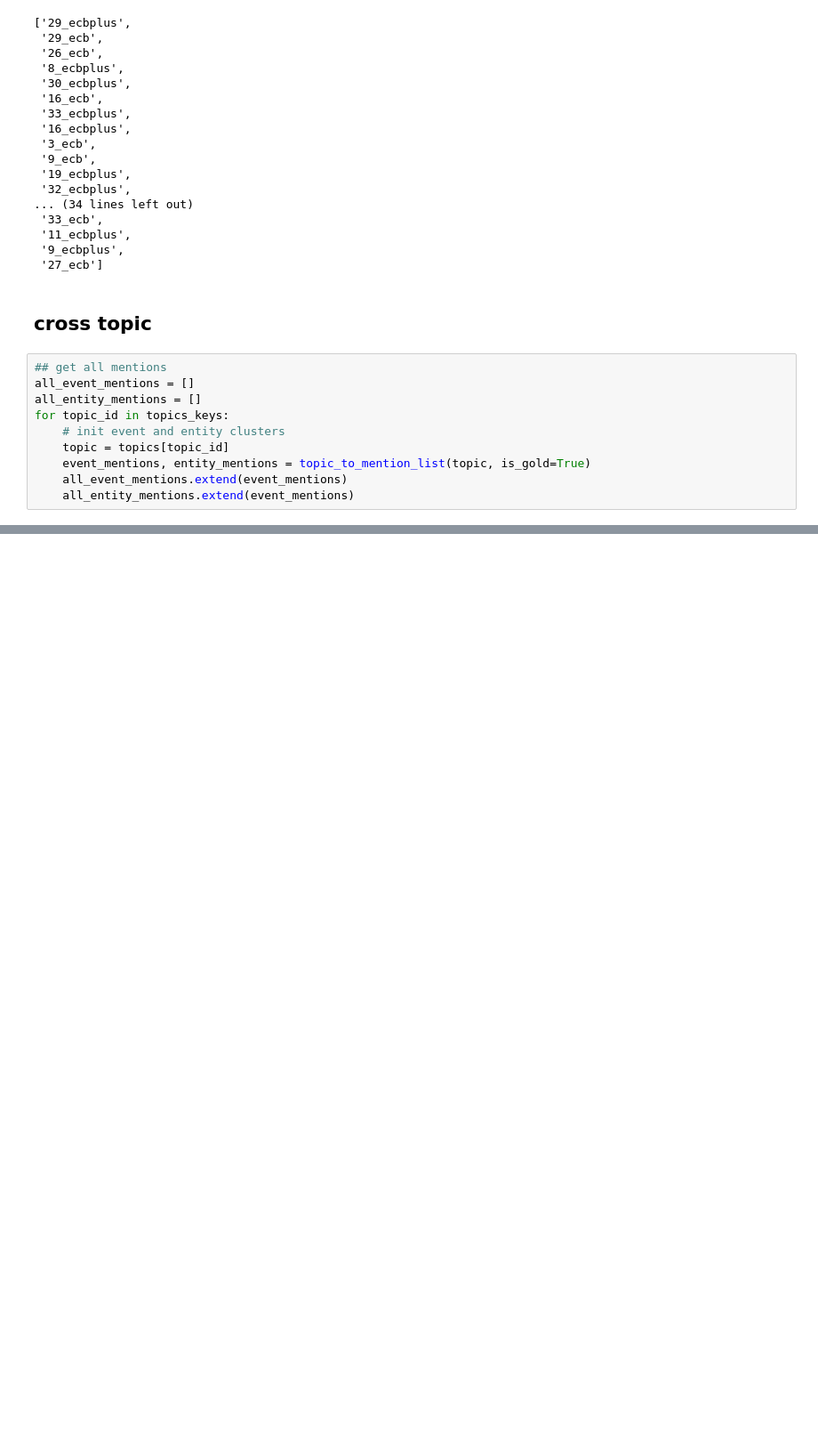
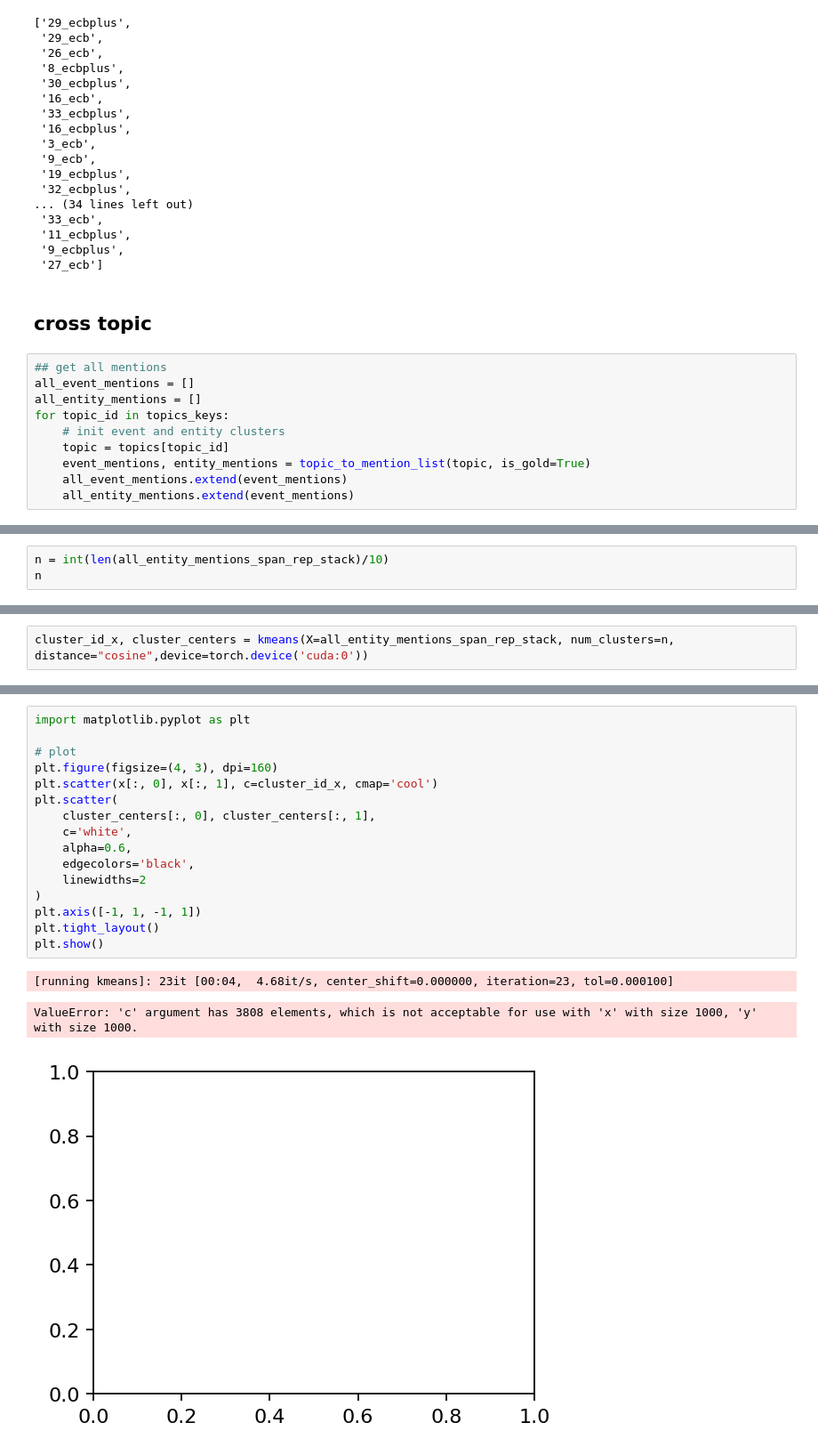
Before and after one commit to ningkko/joint_coref, a Jupyter notebook: Untitled.ipynb, the cells around one changed output, grey strips where cells are left out. Shown at 89% size. Saved outputs shown, nothing was run; the diff lists cells and outputs as text; blank space fills up the shorter version.

Commit message:
kmeans-checkpoint

```diff
--- a/Untitled.ipynb
+++ b/Untitled.ipynb
@@ -658,0 +585,3 @@ Topic 3_ecb:
+# %%
+n = int(len(all_entity_mentions_span_rep_stack)/10)
+n
@@ -658,0 +590,2 @@ Topic 3_ecb:
+# %%
+cluster_id_x, cluster_centers = kmeans(X=all_entity_mentions_span_rep_stack, num_clusters=n, distance="cosine",device=torch.device('cuda:0'))
@@ -658,0 +611,20 @@ Topic 3_ecb:
+# %%
+import matplotlib.pyplot as plt
+
+# plot
+plt.figure(figsize=(4, 3), dpi=160)
+plt.scatter(x[:, 0], x[:, 1], c=cluster_id_x, cmap='cool')
+plt.scatter(
+    cluster_centers[:, 0], cluster_centers[:, 1],
+    c='white',
+    alpha=0.6,
+    edgecolors='black',
+    linewidths=2
+)
+plt.axis([-1, 1, -1, 1])
+plt.tight_layout()
+plt.show()
+# %% [output]
+[running kmeans]: 23it [00:04,  4.68it/s, center_shift=0.000000, iteration=23, tol=0.000100]
+ValueError: 'c' argument has 3808 elements, which is not acceptable for use with 'x' with size 1000, 'y' with size 1000.
+[figure, added]
```
Also changed, not shown: parts of 17 cells of this notebook, 2 other files.
